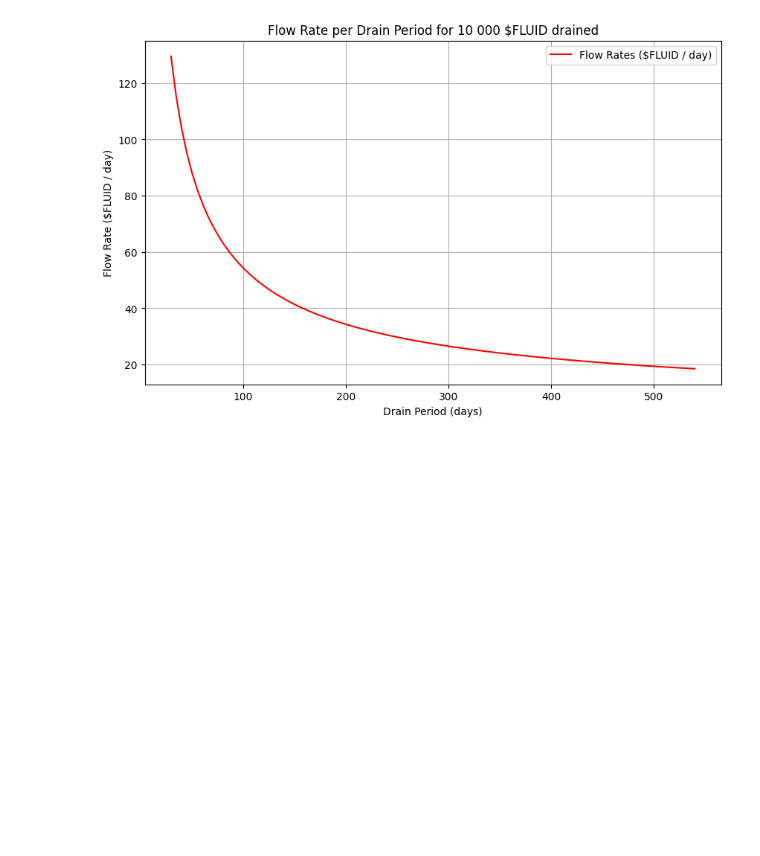
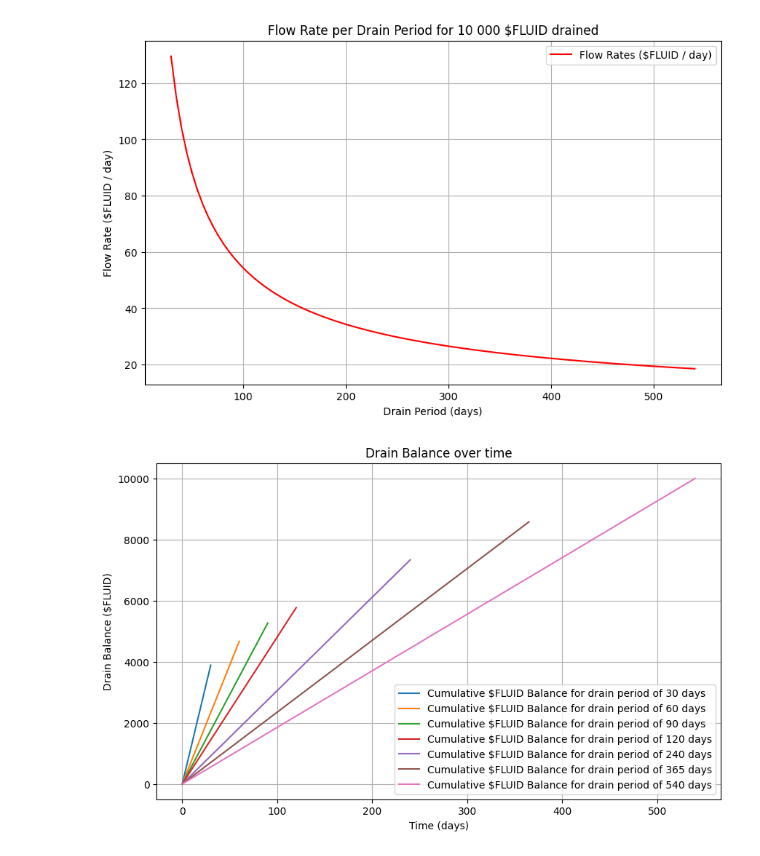
Before and after one commit to superfluid-org/fluid, a Jupyter notebook: fluid_model.ipynb, the cells around one changed output. Saved outputs shown, nothing was run; the diff lists cells and outputs as text; code cells hidden in the pictures; blank space fills up the shorter version.

Commit message:
added charts

```diff
--- a/fluid_model.ipynb
+++ b/fluid_model.ipynb
@@ -108,31 +104,70 @@ def plot_drain_amount_curve():
     drain_amounts = [calculate_drain_amount(period) for period in drain_periods]
     plt.figure(figsize=(10, 6))
     plt.plot(drain_periods, drain_amounts, color='g', label=f'Drain Amount for 10 000 $FLUID')
     plt.xlabel('Drain Period (days)')
     plt.ylabel('Drained Amount ($FLUID)')
     plt.title('Drained Amount per Drain Period')
     plt.legend()
     plt.grid(True)
     plt.show()
 
 def plot_flowrate_curve():
     drain_periods = np.linspace(30, MAX_DRAIN_PERIOD, 100)  # Range of drain periods from 1 to 356 days
-    drain_amounts = [calculate_drain_amount(period) for period in drain_periods]
     flowrates = [calculate_drain_amount(period)/period for period in drain_periods]
     plt.figure(figsize=(10, 6))
     plt.plot(drain_periods, flowrates, color='r', label=f'Flow Rates ($FLUID / day)')
     plt.xlabel('Drain Period (days)')
     plt.ylabel('Flow Rate ($FLUID / day)')
     plt.title('Flow Rate per Drain Period for 10 000 $FLUID drained')
     plt.legend()
     plt.grid(True)
     plt.show()
 
+def plot_drained_balance_over_time():
+    drain_periods = [30, 60, 90, 120, 240, 365, 540]
+    flowrates = [calculate_drain_amount(period)/period for period in drain_periods]
+
+    plt.figure(figsize=(10, 6))
+
+    for i in range(len(drain_periods)):
+        timestamps = np.linspace(0, drain_periods[i], 100)
+        balances = [flowrates[i] * timestamp for timestamp in timestamps]
+        plt.plot(timestamps, balances, label=f'Cumulative $FLUID Balance for drain period of {drain_periods[i]} days')
+
+    plt.xlabel('Time (days)')
+    plt.ylabel('Drain Balance ($FLUID)')
+    plt.title('Drain Balance over time')
+    plt.legend()
+    plt.grid(True)
+    plt.show()
+
+def plot_drained_balance_over_time_with_buffer():
+    drain_periods = [7, 15, 30, 60, 90, 120, 240]
+    flowrates = [calculate_drain_amount(period)/period for period in drain_periods]
+
+    plt.figure(figsize=(10, 6))
+
+    for i in range(len(drain_periods)):
+        buffer = flowrates[i] * 4 / 24
+        timestamps = np.linspace(0, 5, 100)
+        # timestamps = np.linspace(0, drain_periods[i], 100)
+        balances = [flowrates[i] * timestamp - buffer for timestamp in timestamps]
+        plt.plot(timestamps, balances, label=f'Cumulative $FLUID Balance for drain period of {drain_periods[i]} days')
+
+    plt.xlabel('Time (days)')
+    plt.ylabel('Drain Balance ($FLUID)')
+    plt.title('Drain Balance over time accounting buffer (rescaled)')
+    plt.legend()
+    plt.grid(True)
+    plt.show()
 
 plot_drain_penalty_curve()
 plot_drain_amount_curve()
 plot_flowrate_curve()
+plot_drained_balance_over_time()
+plot_drained_balance_over_time_with_buffer()
 # %% [output]
 [figure]
 [figure]
 [figure]
+[figure, added]
```
Also changed, not shown: parts of 4 cells of this notebook.
